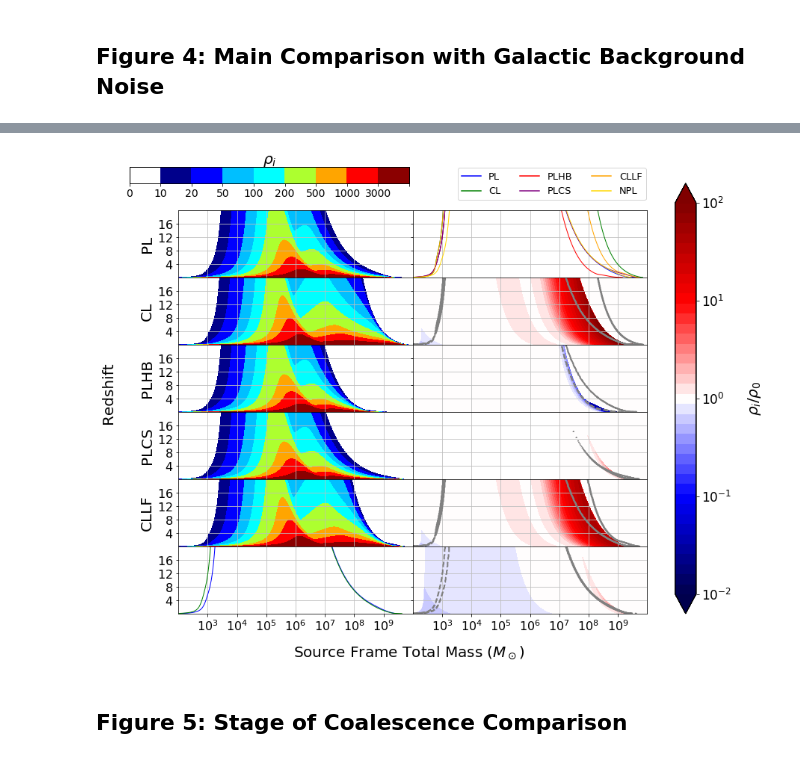
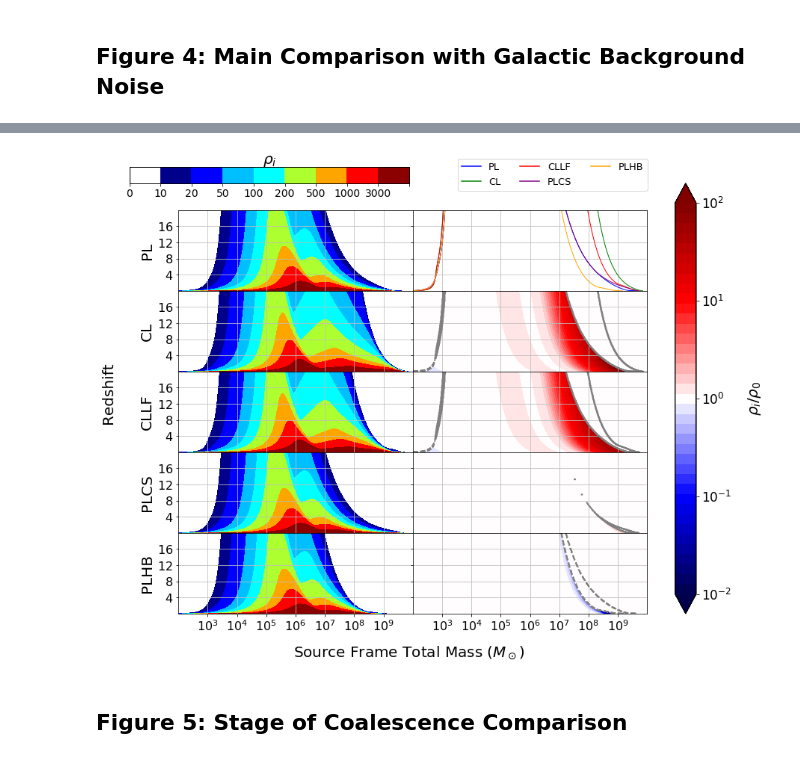
Before and after one commit to mikekatz04/BOWIE, a Jupyter notebook: notebooks/paper_plots.ipynb, the cells around one changed output, grey strips where cells are left out. Cells and saved outputs as stored; diff of their text form; code cells hidden in the pictures.

```diff
--- a/notebooks/paper_plots.ipynb
+++ b/notebooks/paper_plots.ipynb
@@ -261,12 +268,12 @@ main_comp_plot_WD = {
 "general":{
     "WORKING_DIRECTORY": ".",
 
-    "save_figure":False,
-    "output_path": "plot_outputs/main_comp_change.pdf",
+    "save_figure":True,
+    "output_path": "plot_outputs/main_comp.pdf",
 
     "SNR_CUT": 5.0,
 
-    "file_name": "paper_data/q5_s65.hdf5",
+    "file_name": "paper_data/q5_s8.hdf5",
 
     "x_column_label": "M_s",
     "y_column_label": "z",
@@ -279,7 +286,7 @@ main_comp_plot_WD = {
 
     "tick_label_fontsize":16,
 
-    "num_rows": 6,
+    "num_rows": 5,
     "num_cols": 2,
 
     "xlims": [2.0, 10.0],
@@ -309,11 +316,11 @@ main_comp_plot_WD = {
         },
 
     "1":{
-        "indices": [0, 2, 4, 6, 8, 10],
+        "indices": [0, 2, 4, 6, 8],
         "type": "Horizon",
         "legend":
             {
-            "labels": ["PL", "CL", "PLHB", "PLCS", "CLLF", "NPL"],
+            "labels": ["PL", "CL", "CLLF", "PLCS", "PLHB"],
             "bbox_to_anchor": [0.17, 1.7],
             "size":13,
             "ncol": 3
@@ -336,11 +343,11 @@ main_comp_plot_WD = {
         },
     "4":{
         "file":[
-            {"label":"PLHB_wd_all"}
+            {"label":"CLLF_wd_all"}
             ],
         "type": "Waterfall",
         "label":
-            {"ylabel": "PLHB"}
+            {"ylabel": "CLLF"}
         },
     "5":{
         "indices": 4,
@@ -351,52 +358,38 @@ main_comp_plot_WD = {
     "6":{
         "file":[
             {"label":"PLCS_wd_all"}
             ],
         "type": "Waterfall",
         "label":
             {"ylabel": "PLCS"}
         },
     "7":{
-        #"indices": 6,
-        "file":[{"name": "paper_data/q5_s65_high_res.hdf5", "label":"PLCS_wd_all"}],
+        "indices": 6,
         "control":
-            #{"index": 0},
-            {"name": "paper_data/q5_s65_high_res.hdf5", "label":"PL_wd_all"},
+            {"index": 0},
         "type": "Ratio",
         },
     "8":{
         "file":[
-            {"label":"CLLF_wd_all"}
+            {"label":"PLHB_wd_all"}
             ],
         "type": "Waterfall",
         "label":
-            {"ylabel": "CLLF"}
+            {"ylabel": "PLHB"}
         },
     "9":{
         "indices": 8,
         "control":
             {"index": 0},
         "type": "Ratio",
         },
-    "10":{
-        "file": [{"name": "paper_data/q5_s65_new_check.hdf5", "label":"NPL_wd_all"},
-                {"name": "paper_data/q5_s65_new_check.hdf5", "label":"PL_wd_all"}],
-        "type": "Horizon",
-        },
-
-    "11":{
-        "file": [{"name": "paper_data/q5_s65_new_check.hdf5", "label":"NPL_wd_all"}],
-        "control":
-            {"name": "paper_data/q5_s65_new_check.hdf5", "label":"PL_wd_all"},
-        "type": "Ratio",
-        }
     }
 }
 
 
 plot_main(main_comp_plot_WD)
 # %% [output]
-[figure, old version]
+[figure, new version]
 # %% [markdown]
 ## Figure 5: Stage of Coalescence Comparison
 # %%
```
Also changed, not shown: parts of 12 cells of this notebook, 1 other file.
